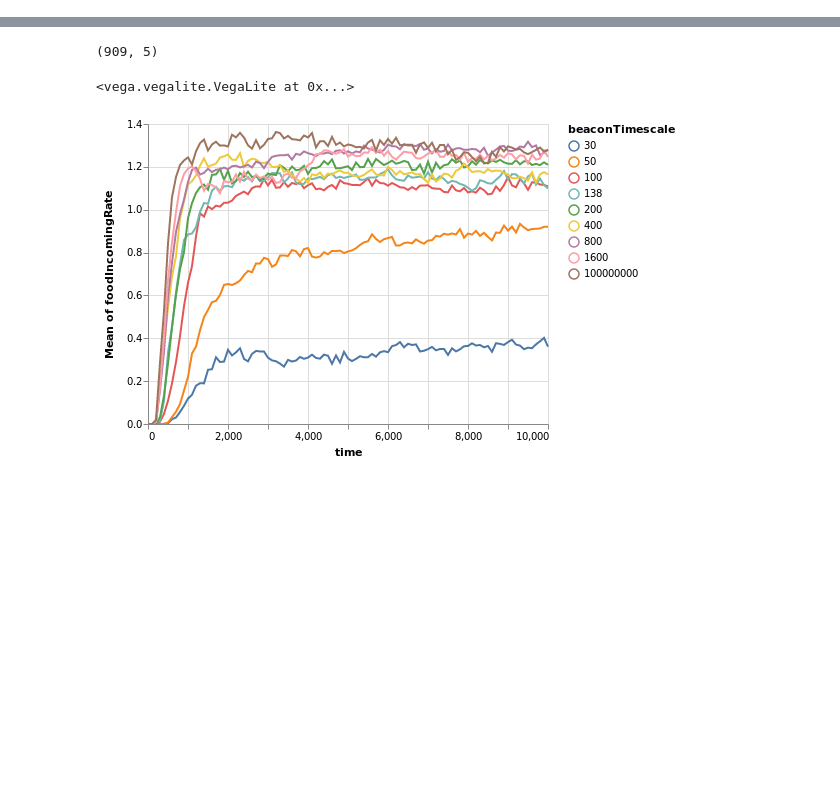
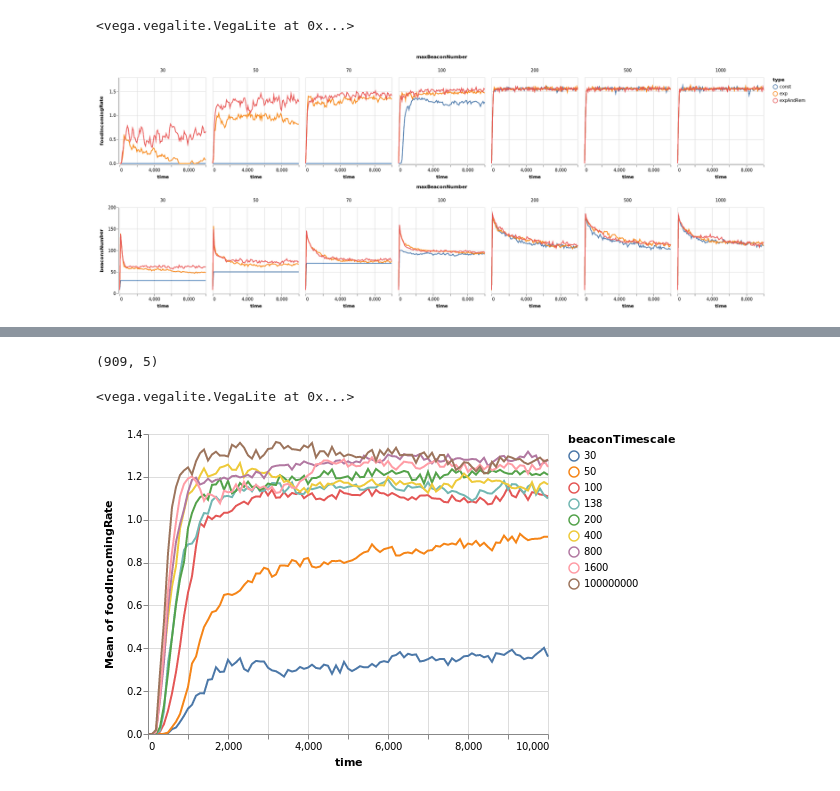
Before and after one commit to MarcoVitalii/IntSysProject, a Jupyter notebook: python/dataAnalysis.ipynb, the cells around one changed output, grey strips where cells are left out. Drawn from its saved outputs; the diff is of its cells as text; code cells hidden in the pictures; blank space fills up the shorter version.

```diff
--- a/python/dataAnalysis.ipynb
+++ b/python/dataAnalysis.ipynb
@@ -8,0 +22,7 @@ df.shape
+# %%
+diffMaxBeacons = pd.read_csv('../data/diffMaxBeacons.csv.bz2')
+#the unused parametr beaconTimescale was set at different constant values to distinguish the 3 variations,
+#here it is swapped with a proper label
+types = {15000000:'exp', 150:'const',100:'expAndRem'}
+diffMaxBeacons['type'] = diffMaxBeacons['beaconTimescale'].map(lambda x : types[x])
+diffMaxBeacons.drop(columns='beaconTimescale',inplace=True)
@@ -8,0 +52,13 @@ df.shape
+# %%
+meanedDiff = diffMaxBeacons.groupby(['time','maxBeaconNumber','type']).mean().reset_index()
+alt.Chart(meanedDiff).mark_line().properties(
+    height=200,
+    width =200).encode(
+    x='time',
+    y=alt.Y(alt.repeat("row"),type='quantitative'),
+    color = 'type'
+    ).facet(
+    column='maxBeaconNumber').repeat( row=['foodIncomingRate','beaconsNumber'])
+# %% [output]
+<vega.vegalite.VegaLite at 0x...>
+[figure, added]
```
Also changed, not shown: parts of 8 cells of this notebook, 6 other files.
